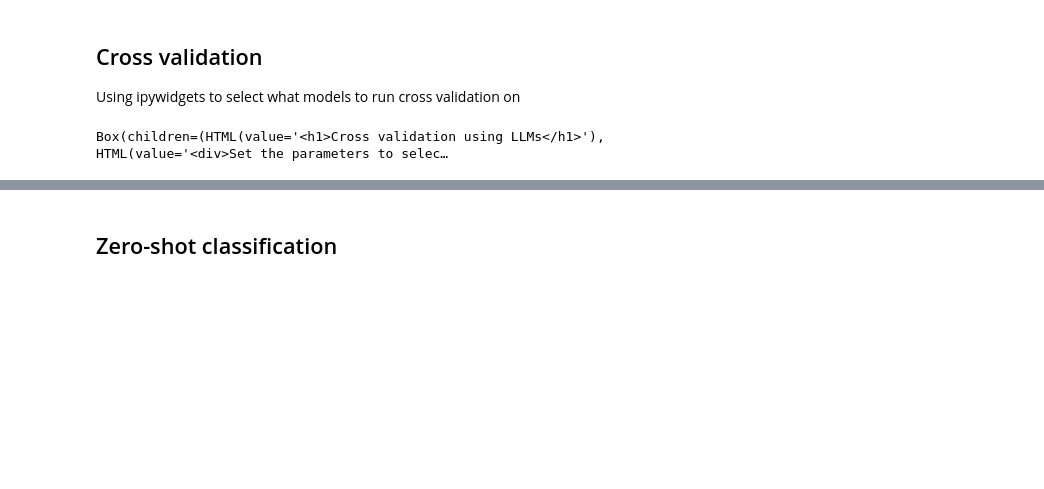
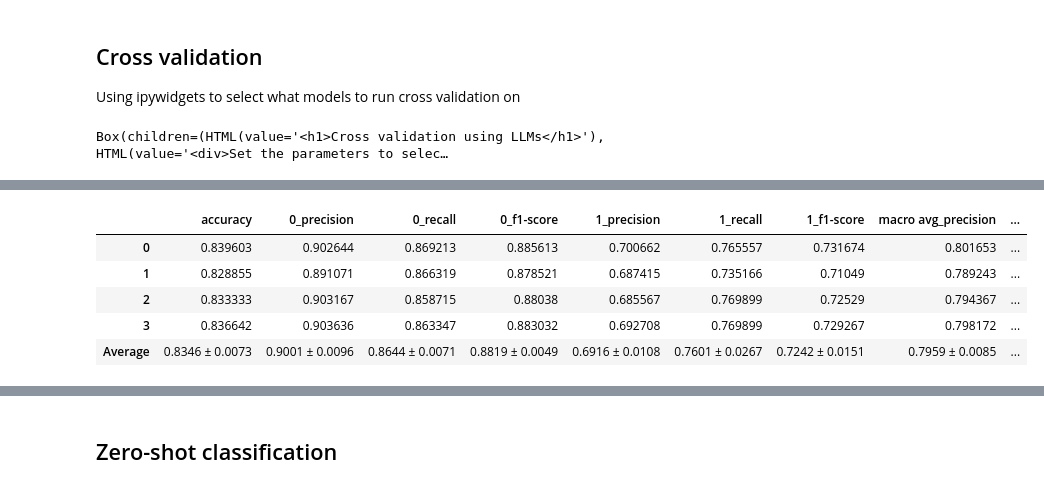
Before and after one commit to matsbratvold/Checkworthiness-Detection-with-Open-Source-LLMs, a Jupyter notebook: src/llm.ipynb, the cells around one changed output, grey strips where cells are left out. Saved outputs shown, nothing was run; the diff lists cells and outputs as text; code cells hidden in the pictures; blank space fills up the shorter version.

```diff
--- a/src/llm.ipynb
+++ b/src/llm.ipynb
@@ -231,40 +231,48 @@ start_cross_validation_button = widgets.Button(
 
 def handle_cross_validation_click(_):
     if all_configurations.value:
-        datasets = [CustomDataset.ClaimBuster, CustomDataset.CheckThat]
-        model_ids = [HuggingFaceModel.]
-    dataset_folder = os.path.join(
-        "results",
-        dataset_select.value.value,
-        model_select.value.name,
-        prompting_type.value.value,
-        icl_usage.value.value,
-    )
-    dataset_path = os.path.join(dataset_folder, "generated_scores.csv")
-    if not os.path.exists(dataset_path):
-        print("No generated scores found")
-        return
-    dataset_with_scores = pd.read_csv(dataset_path, index_col=0)
-    crossval_folder = os.path.join(
-        "data",
-        dataset_select.value.value,
-        "crossval"
-    )
-    label_column = "Verdict" if dataset_select.value == CustomDataset.CLAIMBUSTER else "check_worthiness"
-    print("#" * 50)
-    print_padded_text("Starting cross validation with parameters")
-    print_padded_text(f"Dataset: {dataset_select.value.value}")
-    print_padded_text(f"Model: {model_select.value.name}")
-    print_padded_text(f"Prompting type: {prompting_type.value.value}")
-    print_padded_text(f"ICL usage: {icl_usage.value.value}")
-    print("#" * 50)
-    result, _ = run_llm_cross_validation(
-        data=dataset_with_scores,
-        crossval_folder=crossval_folder,
-        save_folder=dataset_folder,
-        label_column=label_column
-    )
-    display(result)
+        datasets = [CustomDataset.CLAIMBUSTER.value, CustomDataset.CHECK_THAT.value]
+        models = [HuggingFaceModel.MISTRAL_7B_INSTRUCT.name, HuggingFaceModel.MIXTRAL_INSTRUCT.name, HuggingFaceModel.LLAMA2_7B_CHAT.name]
+        prompt_types = [PromptType.STANDARD.value, PromptType.CHAIN_OF_THOUGHT.value]
+        icl_uses = [ICLUsage.ZERO_SHOT.value, ICLUsage.FEW_SHOT.value]
+    else:
+        datasets = [dataset_select.value.value]
+        models = [model_select.value.name]
+        prompt_types = [prompting_type.value.value]
+        icl_uses = [icl_usage.value.value]
+    for dataset, model, prompt_type, icl_usage in itertools.product(datasets, models, prompt_types, icl_uses):
+        dataset_folder = os.path.join(
+            "results",
+            dataset,
+            model,
+            prompt_type,
+            icl_usage,
+        )
+        dataset_path = os.path.join(dataset_folder, "generated_scores.csv")
+        if not os.path.exists(dataset_path):
+            print("No generated scores found")
+            continue
+        dataset_with_scores = pd.read_csv(dataset_path, index_col=0)
+        crossval_folder = os.path.join(
+            "data",
+            dataset,
+            "crossval"
+        )
+        label_column = "Verdict" if dataset == CustomDataset.CLAIMBUSTER.value else "check_worthiness"
+        print("#" * 50)
+        print_padded_text("Starting cross validation with parameters")
+        print_padded_text(f"Dataset: {dataset}")
+        print_padded_text(f"Model: {model}")
+        print_padded_text(f"Prompting type: {prompt_type}")
+        print_padded_text(f"ICL usage: {icl_usage}")
+        print("#" * 50)
+        result, _ = run_llm_cross_validation(
+            data=dataset_with_scores,
+            crossval_folder=crossval_folder,
+            save_folder=dataset_folder,
+            label_column=label_column
+        )
+        display(result)
 
 start_cross_validation_button.on_click(handle_cross_validation_click)
 
@@ -305,0 +321,6 @@ Box(children=(HTML(value='<h1>Cross validation using LLMs</h1>'), HTML(value='<d
+|  | accuracy | 0_precision | 0_recall | 0_f1-score | 1_precision | 1_recall | 1_f1-score | macro avg_precision | ... |
+| 0 | 0.839603 | 0.902644 | 0.869213 | 0.885613 | 0.700662 | 0.765557 | 0.731674 | 0.801653 | ... |
+| 1 | 0.828855 | 0.891071 | 0.866319 | 0.878521 | 0.687415 | 0.735166 | 0.71049 | 0.789243 | ... |
+| 2 | 0.833333 | 0.903167 | 0.858715 | 0.88038 | 0.685567 | 0.769899 | 0.72529 | 0.794367 | ... |
+| 3 | 0.836642 | 0.903636 | 0.863347 | 0.883032 | 0.692708 | 0.769899 | 0.729267 | 0.798172 | ... |
+| Average | 0.8346 ± 0.0073 | 0.9001 ± 0.0096 | 0.8644 ± 0.0071 | 0.8819 ± 0.0049 | 0.6916 ± 0.0108 | 0.7601 ± 0.0267 | 0.7242 ± 0.0151 | 0.7959 ± 0.0085 | ... |
```
Also changed, not shown: parts of 1 cell of this notebook, 15 other files.
